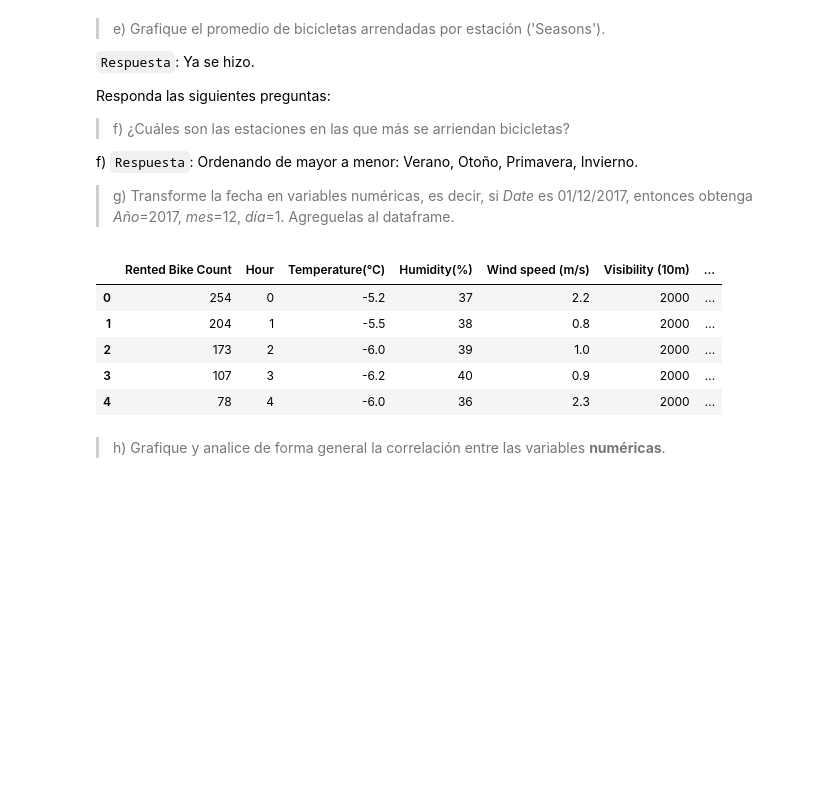
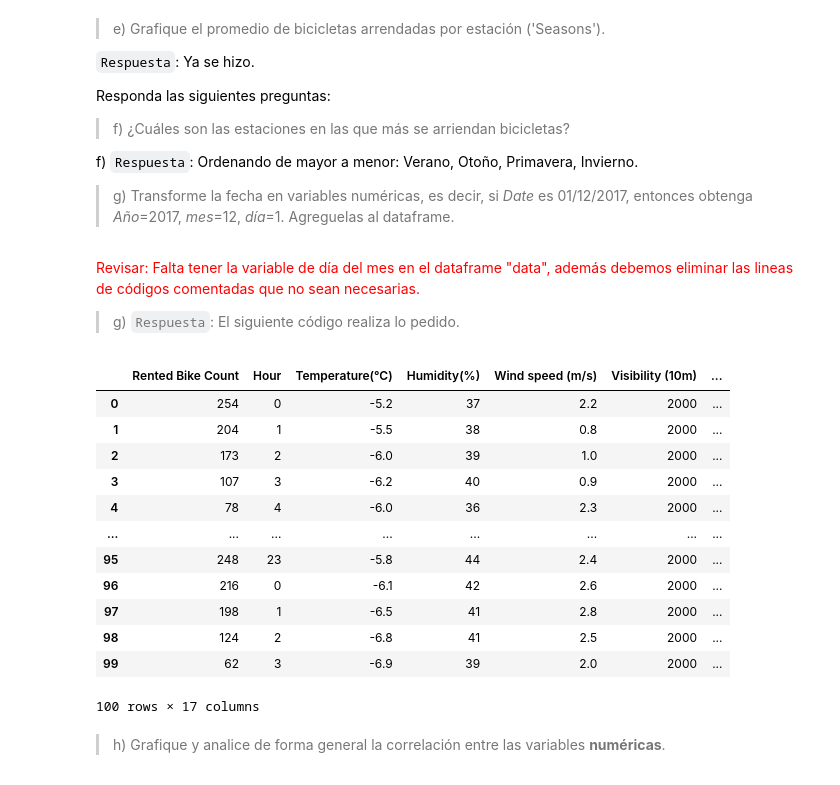
Before and after one commit to DYessouroun/Tareas-ML, a Jupyter notebook: Enunciado_tarea_1.ipynb, the cells around one changed output. Cells and saved outputs as stored; diff of their text form; code cells hidden in the pictures; blank space fills up the shorter version.

```diff
--- a/Enunciado_tarea_1.ipynb
+++ b/Enunciado_tarea_1.ipynb
@@ -295,12 +306,15 @@ Así, vemos que "_Rented Bike Count_" == 0 si y solo si "_Functioning Day_" == "
 # %%
 # Eliminar observaciones con "Functioning Day" == "No" (i.e. "Rented Bike Count" == 0)
-data = data_original.drop(data_original[data_original['Functioning Day'] == 'No'].index)
+# data = data_original.drop(data_original[data_original['Functioning Day'] == 'No'].index)
 # Eliminar columna "Functioning Day"
-data = data.drop(['Functioning Day'], axis = 1)
+# data = data.drop(['Functioning Day'], axis = 1)
 
 # Shape of the data.
-print("Total Rows and Columns in DataFrame is :", data.shape,"\n")
+#print("Total Rows and Columns in DataFrame is :", data.shape,"\n")
 
-data.reset_index(drop=True, inplace=True)
+#data.reset_index(drop=True, inplace=True)
 
-data.tail()
+#data.tail()
+
+# Acortamos el nombre del dataframe
+data = data_original.copy()
@@ -499,35 +525,47 @@ Responda las siguientes preguntas:
 f) `Respuesta`: Ordenando de mayor a menor: Verano, Otoño, Primavera, Invierno.
 
 > g) Transforme la fecha en variables numéricas, es decir, si _Date_ es 01/12/2017, entonces obtenga _Año_=2017, _mes_=12, _día_=1. Agreguelas al dataframe.
+# %% [markdown]
+<span style="color:red">Revisar: Falta tener la variable de día del mes en el dataframe "data", además debemos eliminar las lineas de códigos comentadas que no sean necesarias.</span>
+
+> g) `Respuesta`: El siguiente código realiza lo pedido.
 # %%
-data_original['year'] = data_original['Date'].dt.year
-data_original['month'] = data_original['Date'].dt.month
-data_original['dayofweek'] = data_original['Date'].dt.dayofweek  # 5 y 6 son weekend
-data_original.drop('Date', axis=1, inplace=True)
+#data_original['year'] = data_original['Date'].dt.year
+#data_original['month'] = data_original['Date'].dt.month
+#data_original['dayofweek'] = data_original['Date'].dt.dayofweek  # 5 y 6 son weekend
+#data_original.drop('Date', axis=1, inplace=True)
 
-data['year'] = data['Date'].dt.year
-data['month'] = data['Date'].dt.month
-data['dayofweek'] = data['Date'].dt.dayofweek  # 5 y 6 son weekend
+data['Date'] = data_original['Date']
+data['year'] = data_original['Date'].dt.year
+data['month'] = data_original['Date'].dt.month
+data['dayofweek'] = data_original['Date'].dt.dayofweek  # 5 y 6 son weekend
 data.drop('Date', axis=1, inplace=True)
 
 ###### Esto quizás debiésemos quitarlo para trabajar a la par entre data_original y data
 
 # Especificamos el nuevo orden de las columnas
 #lista = data.columns.tolist()
 #nuevos_indices = [16, 15, 14, 13, 1, 0, 2, 3, 4, 5, 6, 7, 8, 9, 10, 11, 12]
 #new_order = [lista[i] for i in nuevos_indices]
 
 # Reordenamos las columnas del DataFrame
 #data = data.reindex(columns=new_order)
 
-data.head()
+data.head(100)
 # %% [output]
 |  | Rented Bike Count | Hour | Temperature(°C) | Humidity(%) | Wind speed (m/s) | Visibility (10m) | ... |
 | 0 | 254 | 0 | -5.2 | 37 | 2.2 | 2000 | ... |
 | 1 | 204 | 1 | -5.5 | 38 | 0.8 | 2000 | ... |
 | 2 | 173 | 2 | -6.0 | 39 | 1.0 | 2000 | ... |
 | 3 | 107 | 3 | -6.2 | 40 | 0.9 | 2000 | ... |
 | 4 | 78 | 4 | -6.0 | 36 | 2.3 | 2000 | ... |
+| ... | ... | ... | ... | ... | ... | ... | ... |
+| 95 | 248 | 23 | -5.8 | 44 | 2.4 | 2000 | ... |
+| 96 | 216 | 0 | -6.1 | 42 | 2.6 | 2000 | ... |
+| 97 | 198 | 1 | -6.5 | 41 | 2.8 | 2000 | ... |
+| 98 | 124 | 2 | -6.8 | 41 | 2.5 | 2000 | ... |
+| 99 | 62 | 3 | -6.9 | 39 | 2.0 | 2000 | ... |
+100 rows × 17 columns
 # %% [markdown]
 > h) Grafique y analice de forma general la correlación entre las variables **numéricas**.
 # %%
```
Also changed, not shown: parts of 46 cells of this notebook.
